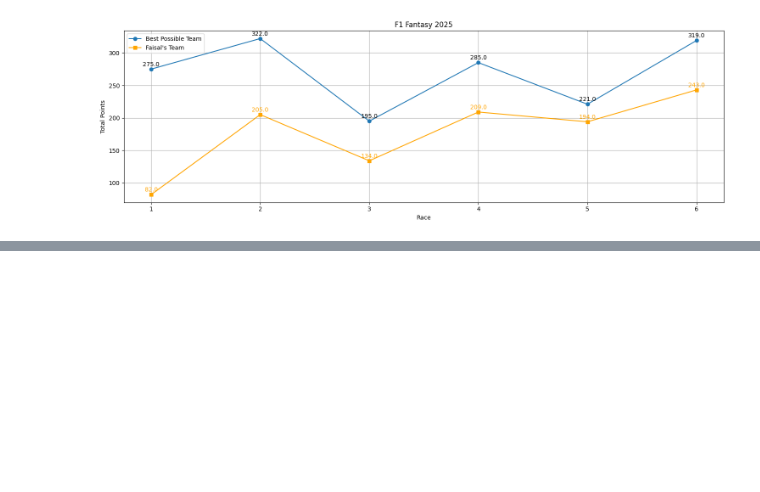
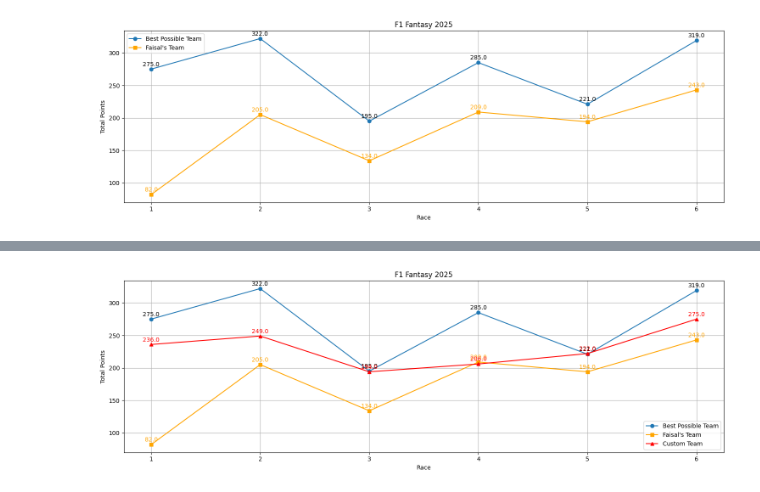
Before and after one commit to fhossain75/F1Fantasy, a Jupyter notebook: data_analysis/eda.ipynb, the cells around one changed output, grey strips where cells are left out. Saved outputs shown, nothing was run; the diff lists cells and outputs as text; code cells hidden in the pictures; blank space fills up the shorter version.

Commit message:
Add team simulation

```diff
--- a/data_analysis/eda.ipynb
+++ b/data_analysis/eda.ipynb
@@ -35,3 +35,6 @@ plt.legend()
 plt.show()
 # %% [output]
 [figure]
+# %%
+custom_team = simulate_custom_team(root_dir, ['MCL','MER'], ['NOR','ALO','HAD','BOL','HUL'], 'NOR')
+print(custom_team)
@@ -37,0 +49,30 @@ plt.show()
+# %%
+# Plot
+fig, ax = plt.subplots(figsize=(15, 5))
+
+plt.title("F1 Fantasy 2025")
+plt.xlabel("Race")
+plt.ylabel("Total Points")
+
+plt.plot(best_team_df["Race"], best_team_df["Total Points"], marker='o', label="Best Possible Team")
+plt.plot(my_team_df["Race"], my_team_df["Total Points"], marker='s', color='orange', label="Faisal's Team")
+plt.plot(custom_team["Race"], custom_team["Total Points"], marker='^', color='red', label="Custom Team")
+
+# Annotate Best Teams
+for x, y in zip(best_team_df["Race"], best_team_df["Total Points"]):
+    ax.annotate(f"{y:.1f}", (x, y), textcoords="offset points", xytext=(0, 5), ha='center')
+
+# Annotate Faisal's Teams
+for x, y in zip(my_team_df["Race"], my_team_df["Total Points"]):
+    ax.annotate(f"{y:.1f}", (x, y), textcoords="offset points", xytext=(0, 5), ha='center', color='orange')
+
+# Annotate Custom Team
+for x, y in zip(custom_team["Race"], custom_team["Total Points"]):
+    ax.annotate(f"{y:.1f}", (x, y), textcoords="offset points", xytext=(0, 5), ha='center', color='red')
+
+plt.tight_layout()
+plt.grid(True)
+plt.legend()
+plt.show()
+# %% [output]
+[figure, added]
```
Also changed, not shown: parts of 3 cells of this notebook, 1 other file.
